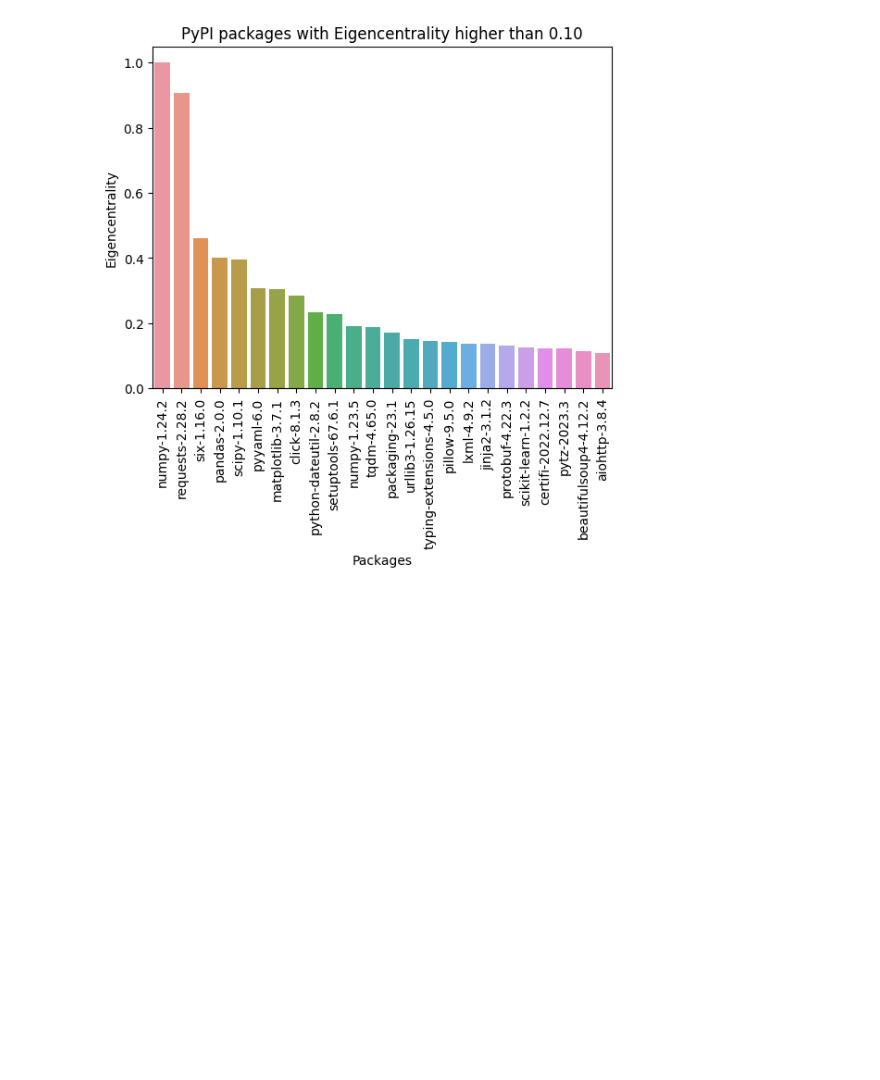
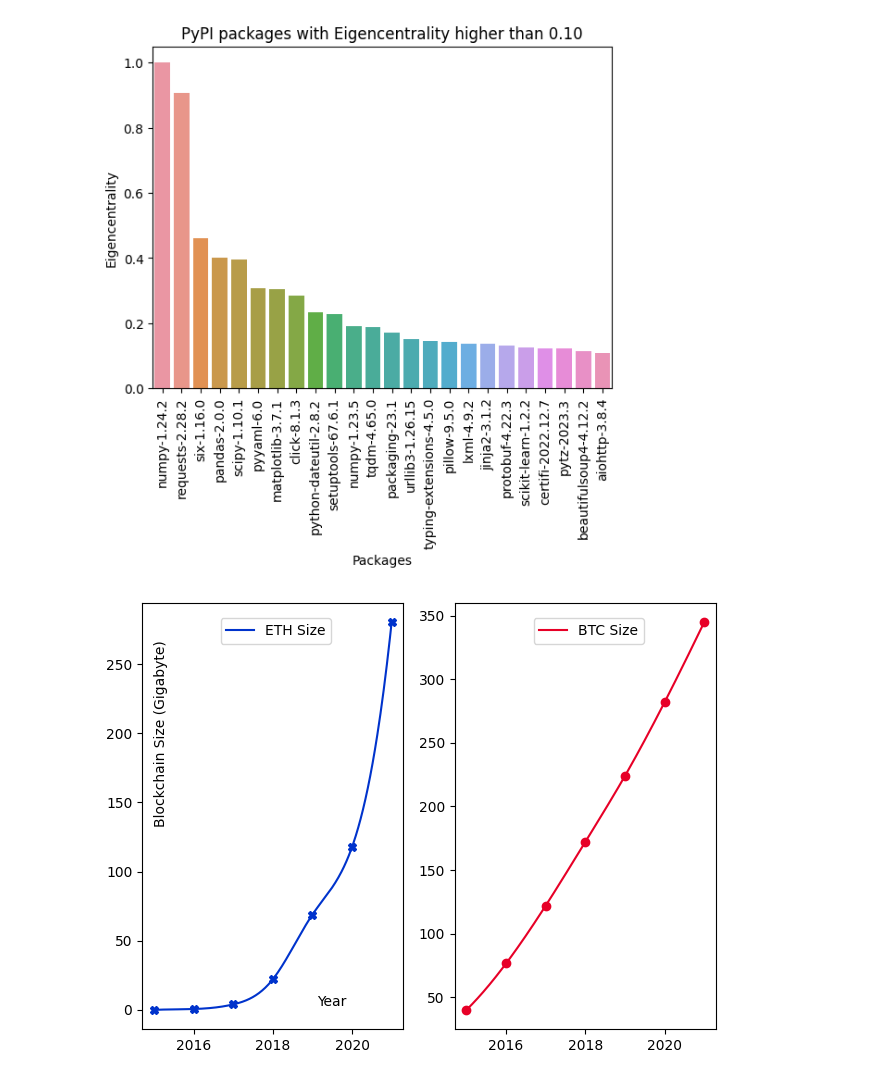
Before and after one commit to rahmanziaur/TestGraphTheory, a Jupyter notebook: Degree_PR_EVC_1_1.ipynb, the cells around one changed output. Saved outputs shown, nothing was run; the diff lists cells and outputs as text; code cells hidden in the pictures; blank space fills up the shorter version.

```diff
--- a/Degree_PR_EVC_1_1.ipynb
+++ b/Degree_PR_EVC_1_1.ipynb
@@ -93,3 +91,48 @@ plt.savefig('my_plot.png')
 plt.show()
 # %% [output]
 [figure]
+# %%
+import matplotlib.pyplot as plt
+import numpy as np
+from scipy.interpolate import make_interp_spline, BSpline
+
+year = [2015, 2016, 2017, 2018, 2019, 2020, 2021]
+eth = [0, 0.64, 3.98, 22.11, 68.92, 117.74, 280.23]
+btc = [40.03, 76.56, 122, 172.1, 223.93, 281.81, 344.72]
+
+fig, ax = plt.subplots(nrows=1, ncols=2)
+
+
+xnew = np.linspace(2015, 2021, 300)
+spl = make_interp_spline(year, eth, k=3)  # type: BSpline
+power_smooth = spl(xnew)
+
+#ax.plot(xnew, power_smooth, color='tab:red', label='Throughput')
+l0 = ax[0].plot(xnew, power_smooth, color='#0033CC',label='ETH Size')
+l1 = ax[0].plot(year, eth, 'X',color='#0033CC')
+ax[0].legend(loc='upper right', bbox_to_anchor=(0.75, 0.98))
+
+color = '#E70027'
+xnew1 = np.linspace(2015, 2021, 300)
+spl = make_interp_spline(year, btc, k=3)  # type: BSpline
+power_smooth = spl(xnew1)
+
+l2 = ax[1].plot(xnew1, power_smooth, color=color,label='BTC Size')
+l3 = ax[1].plot(year, btc, 'o',color=color)
+ax[1].legend(loc='upper right', bbox_to_anchor=(0.75, 0.98))
+
+#ax[0].grid(b=True, color='#999999', linestyle=':')
+#ax[1].grid(b=True, which='both', color='0.65', linestyle='-')
+# ax.grid(True)
+
+ax[0].text(2015, 200, 'Blockchain Size (Gigabyte)', va='center', rotation='vertical')
+ax[0].text(2019.5, 3, 'Year', ha='center')
+
+fig.tight_layout()
+
+plt.savefig('f6.pdf')
+#ax.plot(year, eth)
+#ax.plot(year, btc)
+plt.show()
+# %% [output]
+[figure, added]
```
Also changed, not shown: parts of 9 cells of this notebook.
